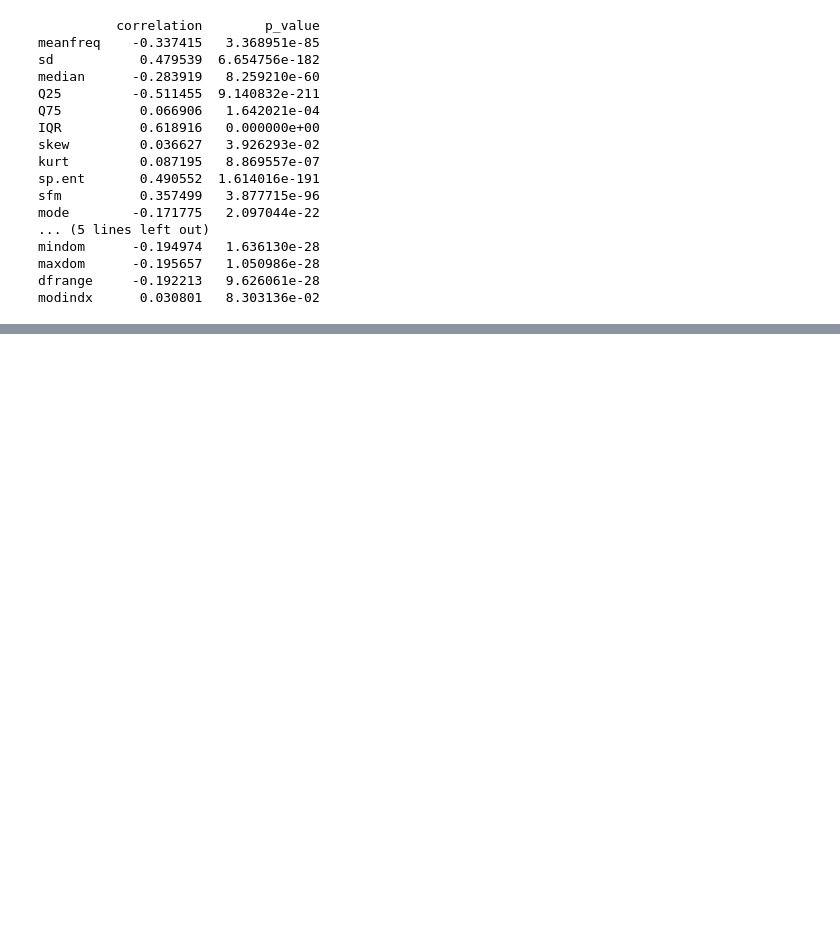
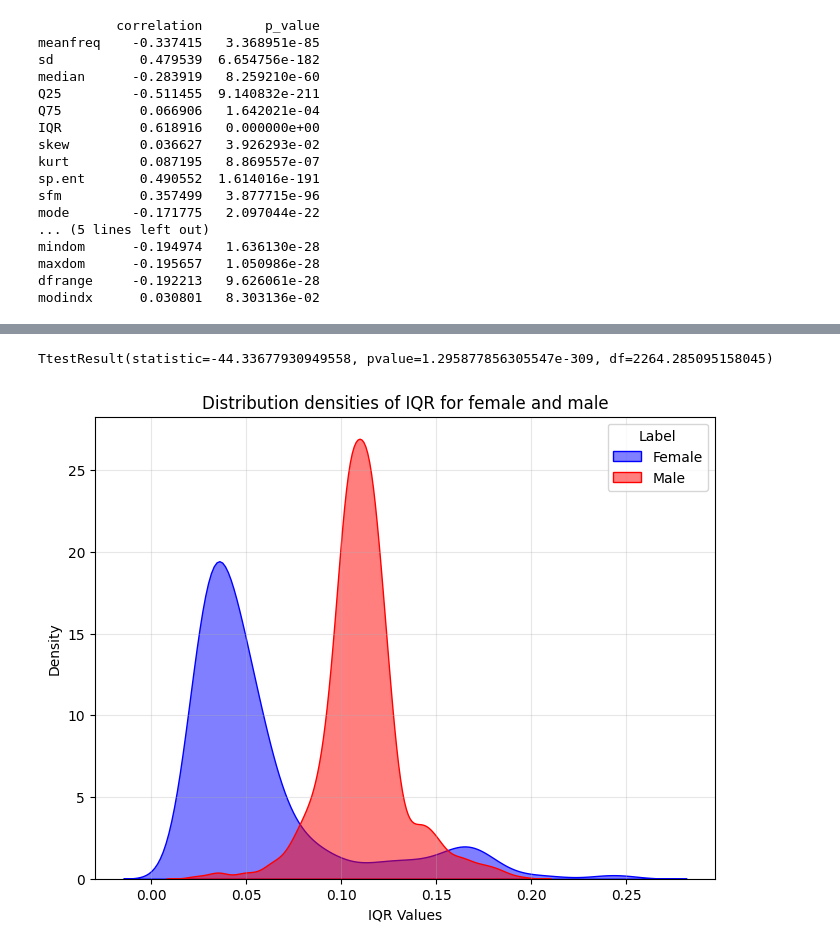
Before and after one commit to antoinerougier/AML, a Jupyter notebook: src/notebook/data_analysis.ipynb, the cells around one changed output, grey strips where cells are left out. Drawn from its saved outputs; the diff is of its cells as text; code cells hidden in the pictures; blank space fills up the shorter version.

```diff
--- a/src/notebook/data_analysis.ipynb
+++ b/src/notebook/data_analysis.ipynb
@@ -53,3 +85,22 @@ fig.show()
+# %%
+ttest_ind(data.loc[data['label']==0]['IQR'], data.loc[data['label']==1]['IQR'], equal_var=False)
+#The very small p-value of the t-test confirms that the means of IQR, for female and male, are statistically significantly different.
+# %% [output]
+TtestResult(statistic=-44.33677930949558, pvalue=1.295877856305547e-309, df=2264.285095158045)
+# %%
+plt.figure(figsize=(8, 6))
+
+sns.kdeplot(data=data.loc[data['label']==0], x='IQR', label='Female', color='blue', fill=True, alpha=0.5)
+sns.kdeplot(data=data.loc[data['label']==1], x='IQR', label='Male', color='red', fill=True, alpha=0.5)
+
+plt.xlabel('IQR Values')
+plt.ylabel('Density')
+plt.title('Distribution densities of IQR for female and male')
+plt.legend(title='Label')
+plt.grid(alpha=0.3)
+plt.show()
+# %% [output]
+[figure, added]
 # %%
 fig = px.box(
     data,
```
Also changed, not shown: parts of 15 cells of this notebook.
